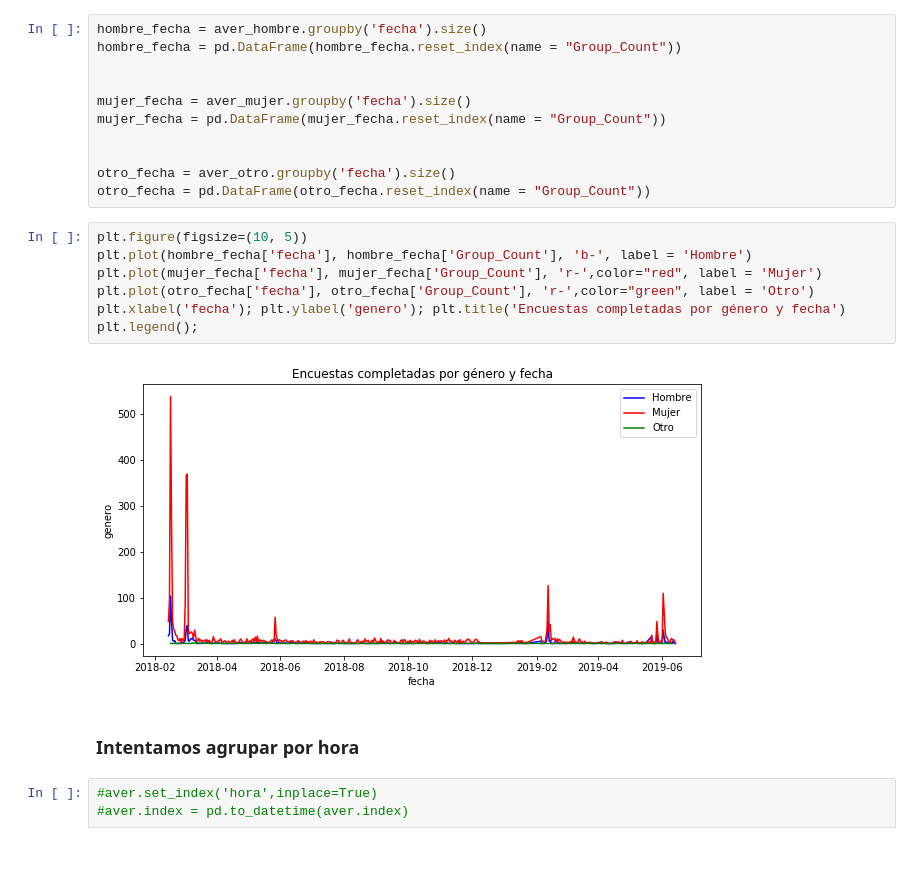
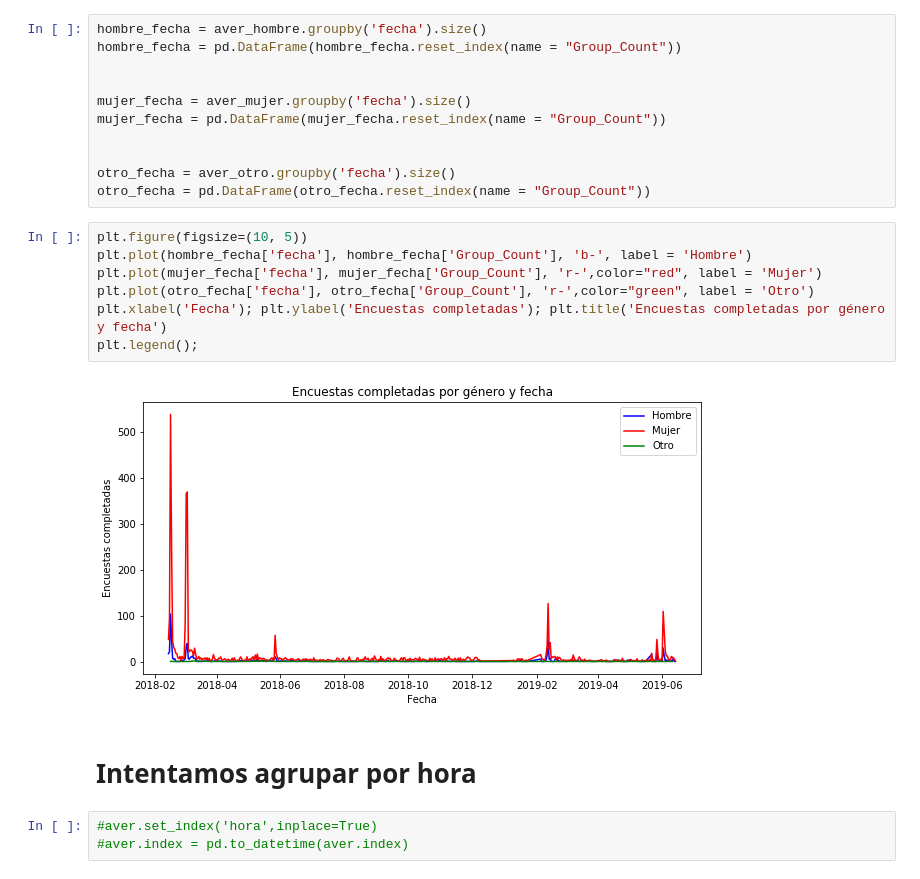
Before and after one commit to cdgn-coding/ml-test-noviazgo, a Jupyter notebook: Exploración Geográfica/Exploración fecha y horario.ipynb, the cells around one changed output. Cells and saved outputs as stored; diff of their text form.

```diff
--- a/Exploración Geográfica/Exploración fecha y horario.ipynb
+++ b/Exploración Geográfica/Exploración fecha y horario.ipynb
@@ -183,14 +183,14 @@ otro_fecha = pd.DataFrame(otro_fecha.reset_index(name = "Group_Count"))
 # %%
 plt.figure(figsize=(10, 5))
 plt.plot(hombre_fecha['fecha'], hombre_fecha['Group_Count'], 'b-', label = 'Hombre')
 plt.plot(mujer_fecha['fecha'], mujer_fecha['Group_Count'], 'r-',color="red", label = 'Mujer')
 plt.plot(otro_fecha['fecha'], otro_fecha['Group_Count'], 'r-',color="green", label = 'Otro')
-plt.xlabel('fecha'); plt.ylabel('genero'); plt.title('Encuestas completadas por género y fecha')
+plt.xlabel('Fecha'); plt.ylabel('Encuestas completadas'); plt.title('Encuestas completadas por género y fecha')
 plt.legend();
 # %% [output]
-[figure, old version]
+[figure, new version]
 # %% [markdown]
-### Intentamos agrupar por hora
+# Intentamos agrupar por hora
 # %%
 #aver.set_index('hora',inplace=True)
 #aver.index = pd.to_datetime(aver.index)
```
Also changed, not shown: parts of 11 cells of this notebook.
